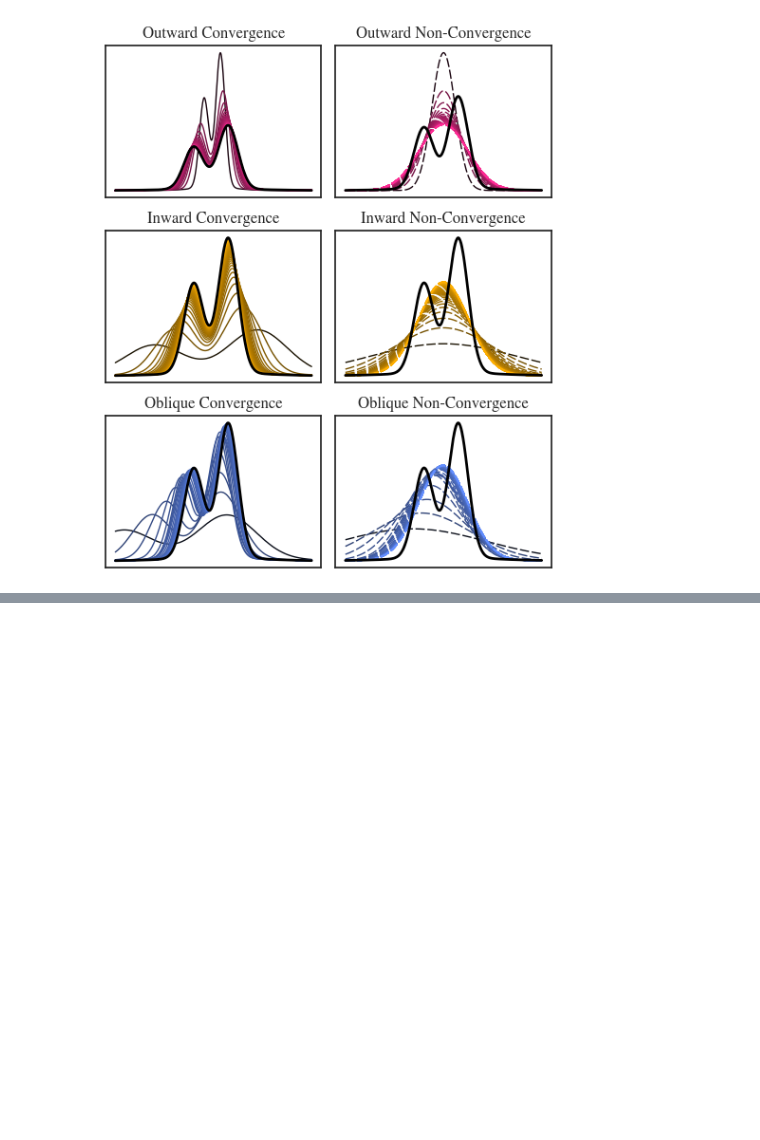
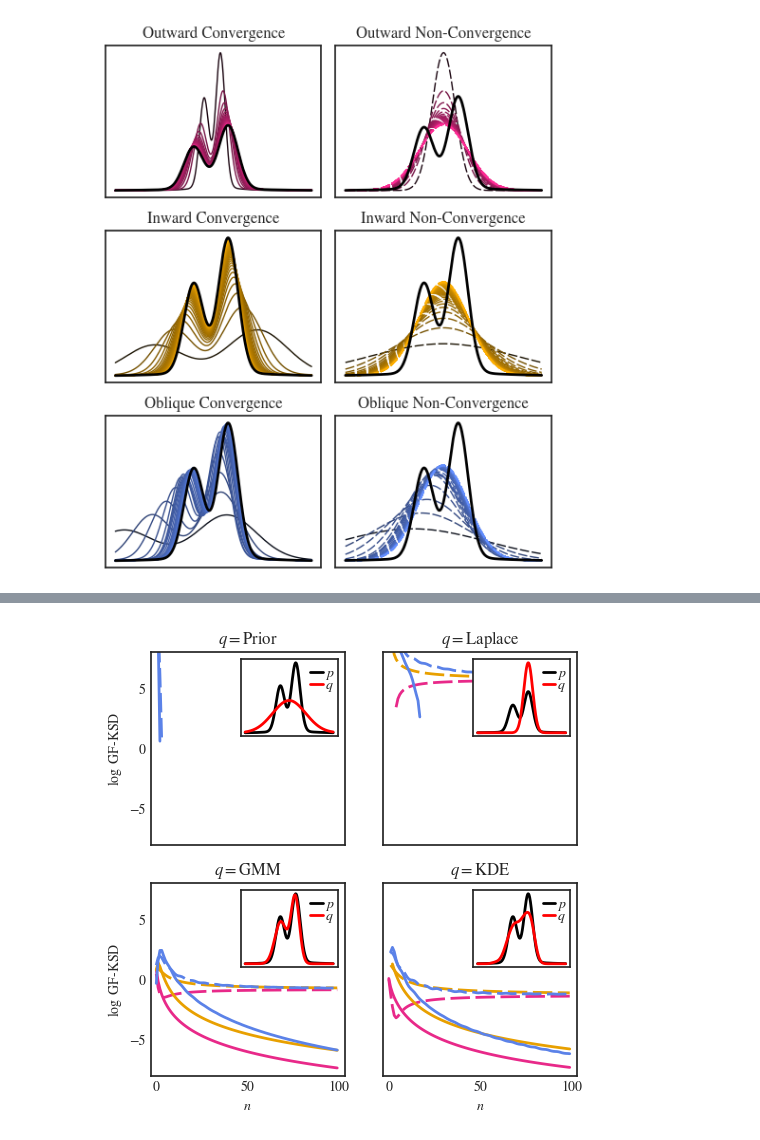
Before and after one commit to aglebov/SteinTorch, a Jupyter notebook: Examples/GFKSD/GF-KSD Convergence Detection (Figure 1).ipynb, the cells around one changed output, grey strips where cells are left out. Drawn from its saved outputs; the diff is of its cells as text; code cells hidden in the pictures; blank space fills up the shorter version.

Commit message:
Tidy up notebook for Figure 1

```diff
--- a/Examples/GFKSD/GF-KSD Convergence Detection (Figure 1).ipynb
+++ b/Examples/GFKSD/GF-KSD Convergence Detection (Figure 1).ipynb
@@ -262,0 +216,9 @@ Text(0, 0.5, 'Non-Converging Sequences')
+# %%
+converging_to_target = [
+    create_converging_sequences(P, param_generator, N) for param_generator in transformation_parameter_generators
+]
+
+other_distribution = D.Normal(torch.Tensor([0]), torch.Tensor([0.5]))
+converging_to_other = [
+   create_converging_sequences(other_distribution, param_generator, N) for param_generator in transformation_parameter_generators
+]
@@ -533,0 +282,70 @@ plt.show()
+# %%
+M = 300  # mesh size
+uniform_mesh = torch.linspace(0, 1, M + 2)[1:-1]
+
+inverse_cdf_P = get_icdf(P.cdf, log_prob=P.log_prob)
+grid = torch.Tensor(inverse_cdf_P(uniform_mesh)).unsqueeze(1)
+ksd_converging = np.array([[calculate_ksd(dist, grid) for dist in sequence] for sequence in converging_to_target])
+
+grid = other_distribution.icdf(uniform_mesh).unsqueeze(1)
+ksd_non_converging = np.array([[calculate_ksd(dist, grid) for dist in sequence] for sequence in converging_to_other])
+# %%
+from mpl_toolkits.axes_grid1.inset_locator import inset_axes
+
+fig, axes = plt.subplots(2, 2)
+fig.set_size_inches(5.5, 5.5)
+
+XX = torch.Tensor(list(range(N)))
+THICKNESS = 2
+
+value_col = .9
+
+Qs = [
+    ('$q=$Prior', Q_prior),
+    ('$q=$Laplace', Q_laplace),
+    ('$q=$GMM', Q_gmm),
+    ('$q=$KDE', Q_kde),
+]
+
+for j in range(4):
+    ax = axes[j // 2][j % 2]
+
+    # plot the discrepancies
+    for i in range(len(converging_to_target)):
+        ax.plot(XX, np.log(ksd_converging[i, :, j]), linewidth=THICKNESS, color=good_ramps[i](value_col))
+        ax.plot(XX, np.log(ksd_non_converging[i, :, j]), linewidth=THICKNESS, color=good_ramps[i](value_col), linestyle='--', dashes=[7, 2])
+        ax.set_title(Qs[j][0])
+
+    ax.set_ylim(-8, 8)
+    ax.set_xlim(-3, 103)
+
+    # plot the inset
+    inset = inset_axes(ax, width='50%', height='40%', loc=1) #prior
+    inset.plot(x, P.log_prob(x.unsqueeze(-1)).exp(), linewidth=THICKNESS, label = '$p$', color="black")
+    inset.plot(x, Qs[j][1].log_prob(x.unsqueeze(-1)).exp().detach(), linewidth=THICKNESS, label='$q$', color="red")
+    inset.legend(loc=1, bbox_to_anchor=(1.095, 1.07), fontsize=10, labelspacing=-0.2, handlelength=0.9, handletextpad=0.15)
+    inset.tick_params(labelleft=False, labelbottom=False)
+
+axes[0][0].xaxis.set_ticklabels([])
+axes[0][0].xaxis.set_ticks_position('none')
+
+axes[0][1].xaxis.set_ticklabels([])
+axes[0][1].xaxis.set_ticks_position('none')
+
+axes[0][1].yaxis.set_ticklabels([])
+axes[0][1].yaxis.set_ticks_position('none')
+
+axes[1][1].yaxis.set_ticklabels([])
+axes[1][1].yaxis.set_ticks_position('none')
+
+axes[0][0].set_ylabel("$\log$ GF-KSD")
+axes[1][0].set_ylabel("$\log$ GF-KSD")
+
+axes[1][0].set_xlabel("$n$")
+axes[1][1].set_xlabel("$n$")
+
+fig.savefig("ksd_convergence_legend.pdf", bbox_inches="tight", pad_inches=0)
+
+plt.show()
+# %% [output]
+[figure, added]
```
Also changed, not shown: parts of 46 cells of this notebook.
